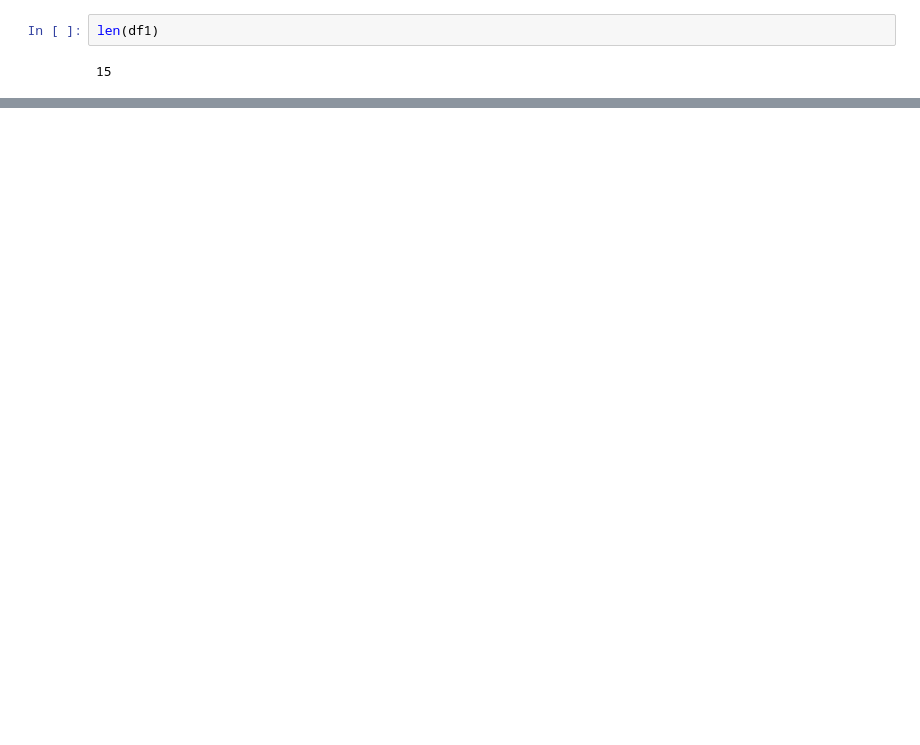
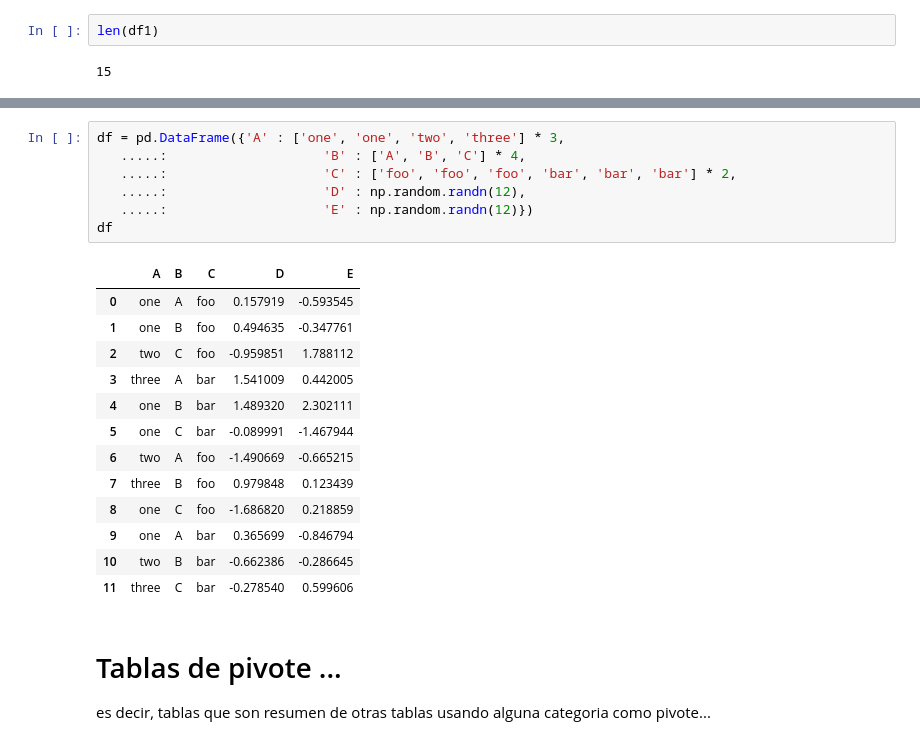
Before and after one commit to kzapfe/AprendiendoComputoLibre, a Jupyter notebook: Python/10minutosdePandas.ipynb, the cells around one changed output, grey strips where cells are left out. Saved outputs shown, nothing was run; the diff lists cells and outputs as text; blank space fills up the shorter version.

```diff
--- a/Python/10minutosdePandas.ipynb
+++ b/Python/10minutosdePandas.ipynb
@@ -414,0 +613,24 @@ dtype: int64
+# %%
+df = pd.DataFrame({'A' : ['one', 'one', 'two', 'three'] * 3,
+   .....:                    'B' : ['A', 'B', 'C'] * 4,
+   .....:                    'C' : ['foo', 'foo', 'foo', 'bar', 'bar', 'bar'] * 2,
+   .....:                    'D' : np.random.randn(12),
+   .....:                    'E' : np.random.randn(12)})
+df
+# %% [output]
+|  | A | B | C | D | E |
+| 0 | one | A | foo | 0.157919 | -0.593545 |
+| 1 | one | B | foo | 0.494635 | -0.347761 |
+| 2 | two | C | foo | -0.959851 | 1.788112 |
+| 3 | three | A | bar | 1.541009 | 0.442005 |
+| 4 | one | B | bar | 1.489320 | 2.302111 |
+| 5 | one | C | bar | -0.089991 | -1.467944 |
+| 6 | two | A | foo | -1.490669 | -0.665215 |
+| 7 | three | B | foo | 0.979848 | 0.123439 |
+| 8 | one | C | foo | -1.686820 | 0.218859 |
+| 9 | one | A | bar | 0.365699 | -0.846794 |
+| 10 | two | B | bar | -0.662386 | -0.286645 |
+| 11 | three | C | bar | -0.278540 | 0.599606 |
+# %% [markdown]
+# Tablas de pivote ...
+es decir, tablas que son resumen de otras tablas usando alguna categoria como pivote...
```
Also changed, not shown: parts of 68 cells of this notebook.
